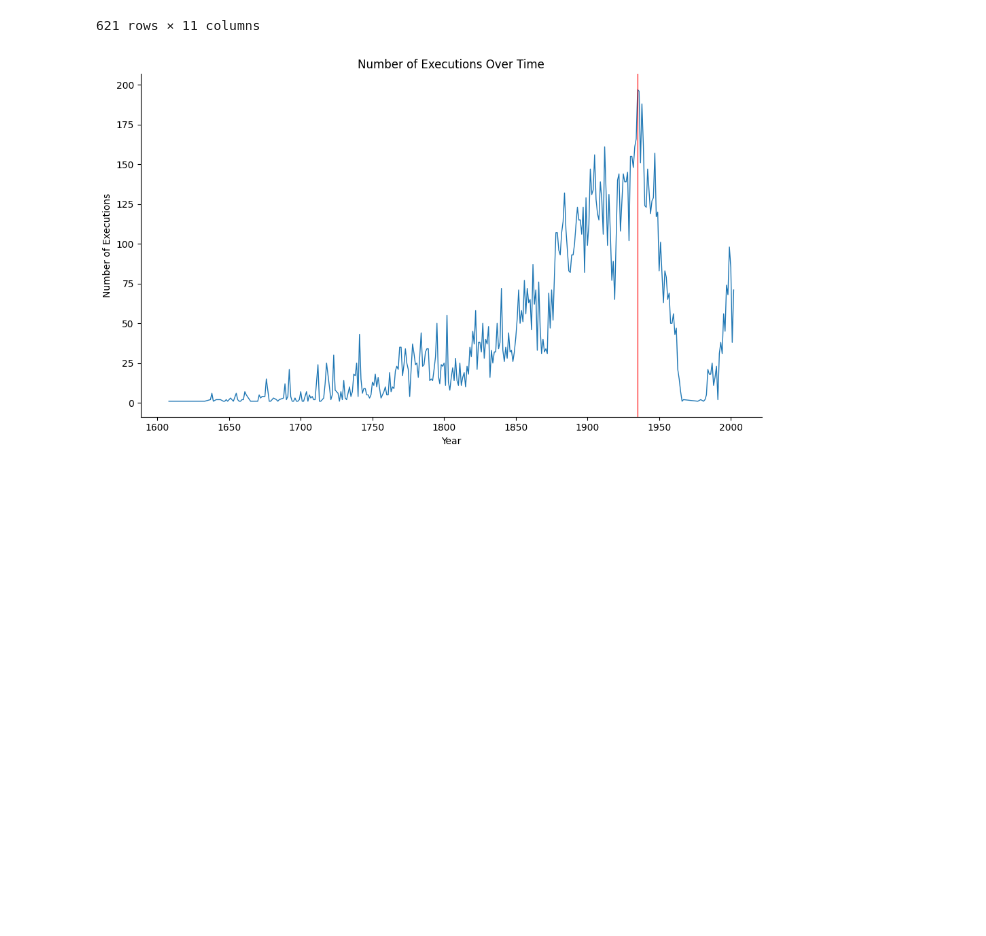
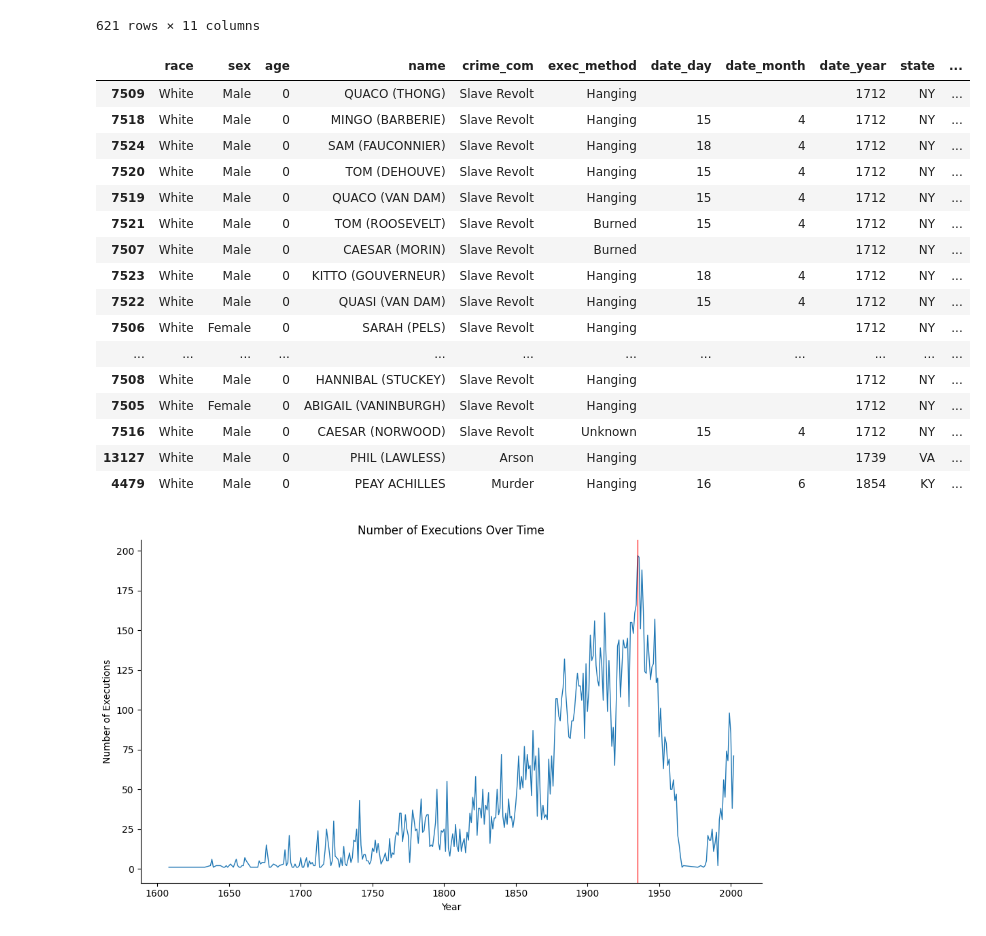
Before and after one commit to max-reevage/us-execution-trends-exploration, a Jupyter notebook: notebooks/execution_data_practice(2).ipynb, the cells around one changed output. Drawn from its saved outputs; the diff is of its cells as text; code cells hidden in the pictures; blank space fills up the shorter version.

Commit message:
Found data showing white slaves which is likely an inaccuracy.

```diff
--- a/notebooks/execution_data_practice(2).ipynb
+++ b/notebooks/execution_data_practice(2).ipynb
@@ -307,6 +307,26 @@ df[df['exec_method'] == 'Injection']
 | 15258 | White | Male | 35 | PATTERSON JAMES EARL | Murder-Rape-Rob | Injection | 14 | 3 | 2002 | VA | ... |
 | 15261 | Other | Male | 38 | KASI MIR AIMAL | Murder | Injection | 14 | 11 | 2002 | VA | ... |
 621 rows × 11 columns
+# %%
+df[(df["off_occ"] == "Slave") & (df["race"] == "White")]
+# %% [output]
+|  | race | sex | age | name | crime_com | exec_method | date_day | date_month | date_year | state | ... |
+| 7509 | White | Male | 0 | QUACO (THONG) | Slave Revolt | Hanging |  |  | 1712 | NY | ... |
+| 7518 | White | Male | 0 | MINGO (BARBERIE) | Slave Revolt | Hanging | 15 | 4 | 1712 | NY | ... |
+| 7524 | White | Male | 0 | SAM (FAUCONNIER) | Slave Revolt | Hanging | 18 | 4 | 1712 | NY | ... |
+| 7520 | White | Male | 0 | TOM (DEHOUVE) | Slave Revolt | Hanging | 15 | 4 | 1712 | NY | ... |
+| 7519 | White | Male | 0 | QUACO (VAN DAM) | Slave Revolt | Hanging | 15 | 4 | 1712 | NY | ... |
+| 7521 | White | Male | 0 | TOM (ROOSEVELT) | Slave Revolt | Burned | 15 | 4 | 1712 | NY | ... |
+| 7507 | White | Male | 0 | CAESAR (MORIN) | Slave Revolt | Burned |  |  | 1712 | NY | ... |
+| 7523 | White | Male | 0 | KITTO (GOUVERNEUR) | Slave Revolt | Hanging | 18 | 4 | 1712 | NY | ... |
+| 7522 | White | Male | 0 | QUASI (VAN DAM) | Slave Revolt | Hanging | 15 | 4 | 1712 | NY | ... |
+| 7506 | White | Female | 0 | SARAH (PELS) | Slave Revolt | Hanging |  |  | 1712 | NY | ... |
+| ... | ... | ... | ... | ... | ... | ... | ... | ... | ... | ... | ... |
+| 7508 | White | Male | 0 | HANNIBAL (STUCKEY) | Slave Revolt | Hanging |  |  | 1712 | NY | ... |
+| 7505 | White | Female | 0 | ABIGAIL (VANINBURGH) | Slave Revolt | Hanging |  |  | 1712 | NY | ... |
+| 7516 | White | Male | 0 | CAESAR (NORWOOD) | Slave Revolt | Unknown | 15 | 4 | 1712 | NY | ... |
+| 13127 | White | Male | 0 | PHIL (LAWLESS) | Arson | Hanging |  |  | 1739 | VA | ... |
+| 4479 | White | Male | 0 | PEAY ACHILLES | Murder | Hanging | 16 | 6 | 1854 | KY | ... |
 # %%
 # exec_trends = df.groupby('date_year')["exec_method"].count()
 # exec_trends
```
